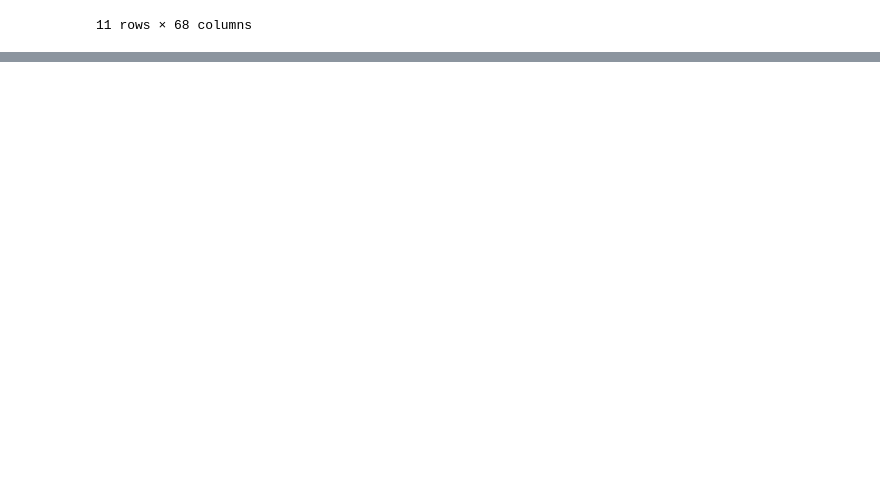
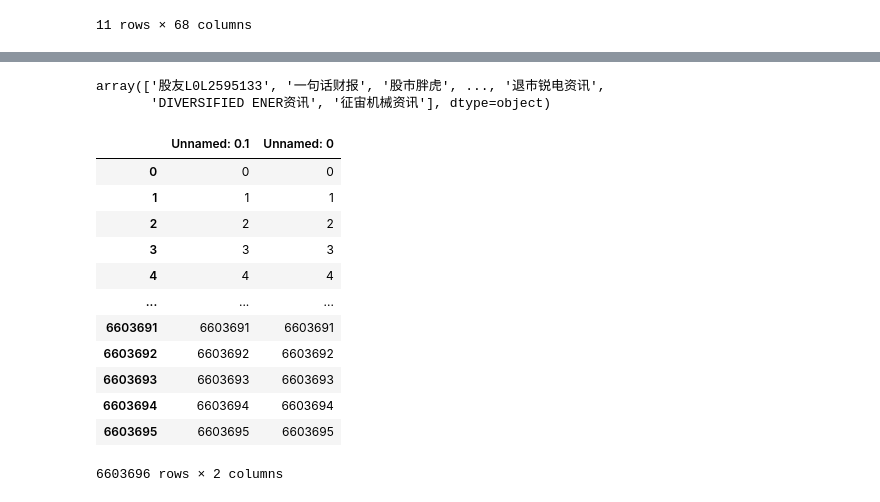
Before and after one commit to tt2615/Vitality-Project, a Jupyter notebook: data explore.ipynb, the cells around one changed output, grey strips where cells are left out. Saved outputs shown, nothing was run; the diff lists cells and outputs as text; code cells hidden in the pictures; blank space fills up the shorter version.

```diff
--- a/data explore.ipynb
+++ b/data explore.ipynb
@@ -284,0 +318,23 @@ test_read.describe(include='all')
+# %%
+data = pd.read_csv("./data/eastmoney_topic_bert.csv")
+# %%
+data['item_author'].unique()
+# %% [output]
+array(['股友L0L2595133', '一句话财报', '股市胖虎', ..., '退市锐电资讯',
+       'DIVERSIFIED ENER资讯', '征宙机械资讯'], dtype=object)
+# %%
+data[['Unnamed: 0.1', 'Unnamed: 0']]
+# %% [output]
+|  | Unnamed: 0.1 | Unnamed: 0 |
+| 0 | 0 | 0 |
+| 1 | 1 | 1 |
+| 2 | 2 | 2 |
+| 3 | 3 | 3 |
+| 4 | 4 | 4 |
+| ... | ... | ... |
+| 6603691 | 6603691 | 6603691 |
+| 6603692 | 6603692 | 6603692 |
+| 6603693 | 6603693 | 6603693 |
+| 6603694 | 6603694 | 6603694 |
+| 6603695 | 6603695 | 6603695 |
+6603696 rows × 2 columns
```
Also changed, not shown: parts of 12 cells of this notebook, 3 other files.
